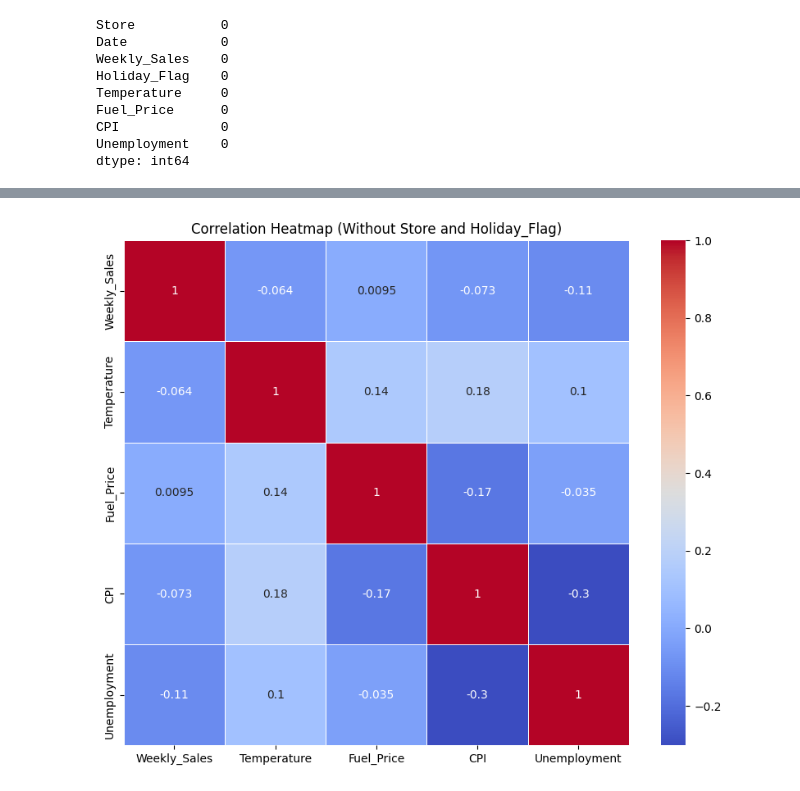
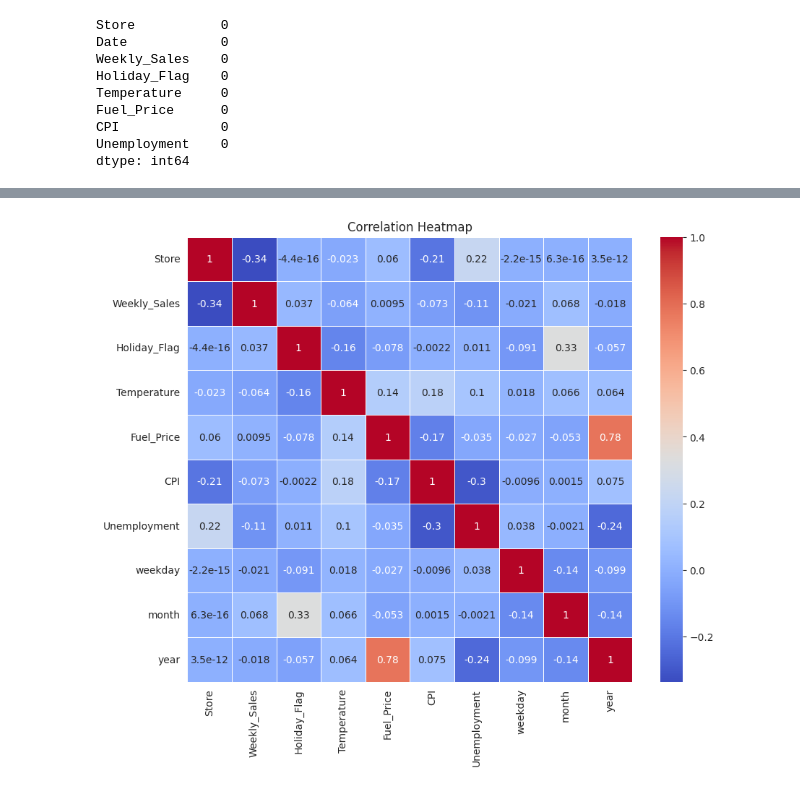
Before and after one commit to MansurPro/walmart_dataset, a Jupyter notebook: walmart_dataset.ipynb, the cells around one changed output, grey strips where cells are left out. Saved outputs shown, nothing was run; the diff lists cells and outputs as text; code cells hidden in the pictures.

```diff
--- a/walmart_dataset.ipynb
+++ b/walmart_dataset.ipynb
@@ -8,6 +8,9 @@ import pandas as pd
 import matplotlib.pyplot as plt
 import seaborn as sns
 
+import matplotlib.pyplot as plt
+plt.rcParams['figure.figsize'] = [10,6]
+
 data_set_url = "https://raw.githubusercontent.com/MansurPro/walmart_dataset/main/Walmart.csv"
 data = pd.read_csv(data_set_url)
 # %%
@@ -148,0 +218,29 @@ https://gist.github.com/mwaskom/de44147ed2974457ad6372750bbe5751
+# %%
+# Setting the aesthetic style of the plots
+sns.set_style("whitegrid")
+
+# Distribution Analysis of key numerical features
+fig, ax = plt.subplots(3, 2, figsize=(16, 12))
+
+# Weekly Sales Distribution
+sns.histplot(data['Weekly_Sales'], bins=30, kde=True, ax=ax[0, 0], color='blue')
+ax[0, 0].set_title('Distribution of Weekly Sales')
+
+# Temperature Distribution
+sns.histplot(data['Temperature'], bins=30, kde=True, ax=ax[0, 1], color='green')
+ax[0, 1].set_title('Distribution of Temperature')
+
+# Fuel Price Distribution
+sns.histplot(data['Fuel_Price'], bins=30, kde=True, ax=ax[1, 0], color='red')
+ax[1, 0].set_title('Distribution of Fuel Price')
+
+# CPI Distribution
+sns.histplot(data['CPI'], bins=30, kde=True, ax=ax[1, 1], color='purple')
+ax[1, 1].set_title('Distribution of CPI')
+
+# Unemployment Distribution
+sns.histplot(data['Unemployment'], bins=30, kde=True, ax=ax[2, 0], color='orange')
+ax[2, 0].set_title('Distribution of Unemployment')
+
+plt.tight_layout()
+plt.show()
@@ -149,16 +264,11 @@ https://gist.github.com/mwaskom/de44147ed2974457ad6372750bbe5751
 # %%
-# playing around with the data to see whether there is any strong correlation (plotting).
-# Calculate the correlation matrix
+# Correlation Analysis
 correlation_matrix = data.corr()
 
-# Exclude the 'Store' and 'Holiday_Flag' columns from the correlation matrix
-correlation_matrix = correlation_matrix.drop(['Store', 'Holiday_Flag','month','year','Week'], axis=0)
-correlation_matrix = correlation_matrix.drop(['Store', 'Holiday_Flag','month','year','Week'], axis=1)
-
-# Create a heatmap using Seaborn
+# Plotting the correlation matrix as a heatmap
 plt.figure(figsize=(10, 8))
 sns.heatmap(correlation_matrix, annot=True, cmap='coolwarm', square=True, linewidths=.5)
-plt.title('Correlation Heatmap (Without Store and Holiday_Flag)')
+plt.title('Correlation Heatmap')
 plt.show()
 # %% [output]
-[figure, old version]
+[figure, new version]
```
Also changed, not shown: parts of 16 cells of this notebook.
